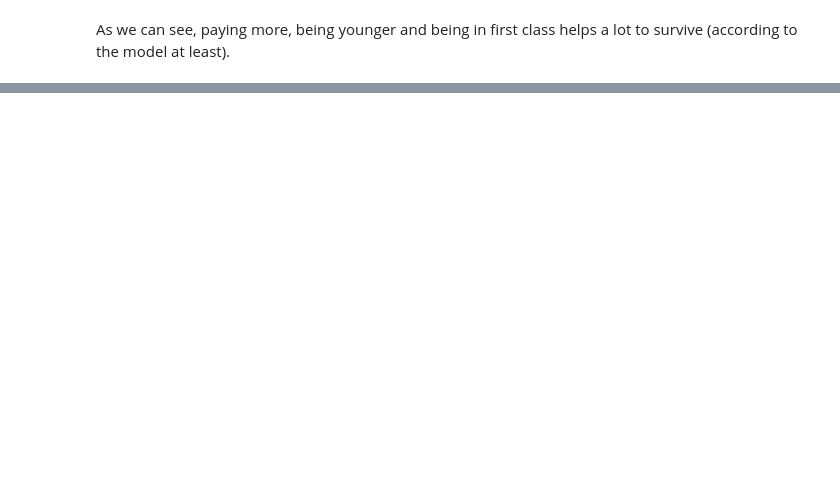
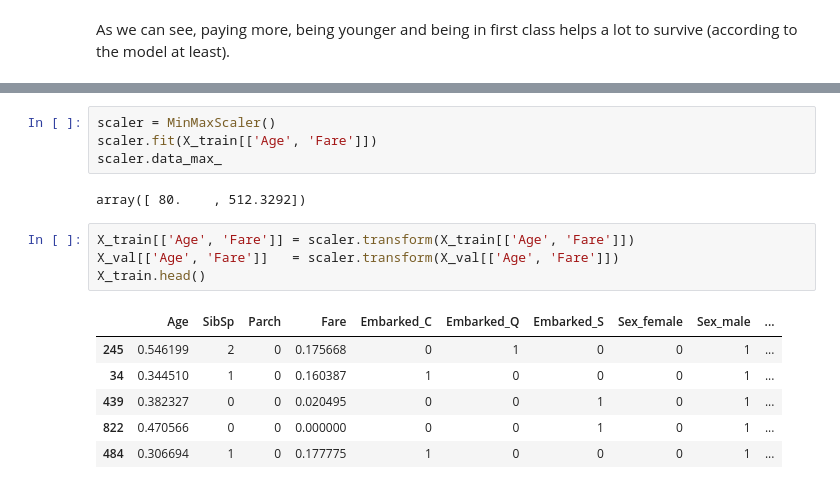
Before and after one commit to rodgzilla/machine_learning_basic_examples, a Jupyter notebook: Titanic classification.ipynb, the cells around one changed output, grey strips where cells are left out. Drawn from its saved outputs; the diff is of its cells as text; blank space fills up the shorter version.

```diff
--- a/Titanic classification.ipynb
+++ b/Titanic classification.ipynb
@@ -250,0 +339,17 @@ As we can see, paying more, being younger and being in first class helps a lot t
+# %%
+scaler = MinMaxScaler()
+scaler.fit(X_train[['Age', 'Fare']])
+scaler.data_max_
+# %% [output]
+array([ 80.    , 512.3292])
+# %%
+X_train[['Age', 'Fare']] = scaler.transform(X_train[['Age', 'Fare']])
+X_val[['Age', 'Fare']]   = scaler.transform(X_val[['Age', 'Fare']])
+X_train.head()
+# %% [output]
+|  | Age | SibSp | Parch | Fare | Embarked_C | Embarked_Q | Embarked_S | Sex_female | Sex_male | ... |
+| 245 | 0.546199 | 2 | 0 | 0.175668 | 0 | 1 | 0 | 0 | 1 | ... |
+| 34 | 0.344510 | 1 | 0 | 0.160387 | 1 | 0 | 0 | 0 | 1 | ... |
+| 439 | 0.382327 | 0 | 0 | 0.020495 | 0 | 0 | 1 | 0 | 1 | ... |
+| 822 | 0.470566 | 0 | 0 | 0.000000 | 0 | 0 | 1 | 0 | 1 | ... |
+| 484 | 0.306694 | 1 | 0 | 0.177775 | 1 | 0 | 0 | 0 | 1 | ... |
```
Also changed, not shown: parts of 24 cells of this notebook.
